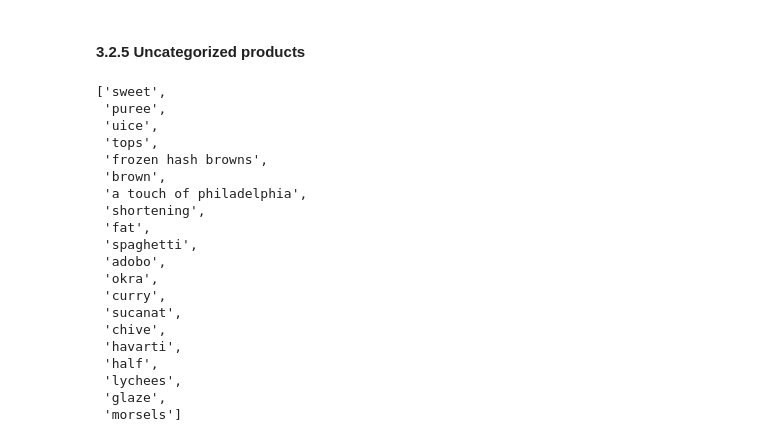
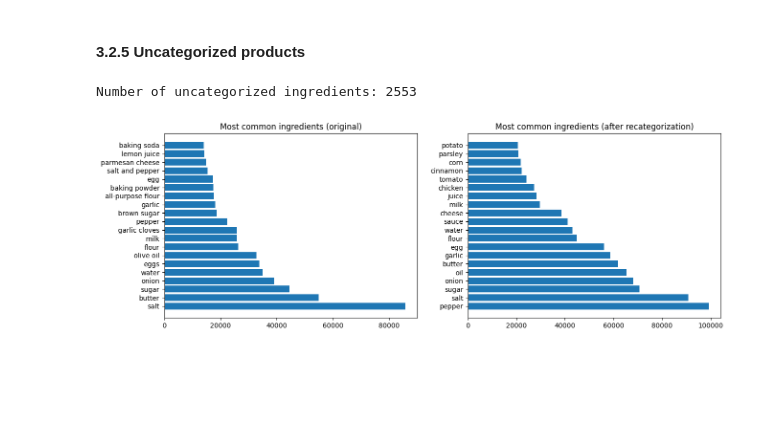
Before and after one commit to Tremirre/EaT-PIM-Revised, a Jupyter notebook: report.ipynb, the cells around one changed output. Cells and saved outputs as stored; diff of their text form; code cells hidden in the pictures; blank space fills up the shorter version.

```diff
--- a/report.ipynb
+++ b/report.ipynb
@@ -573,25 +573,34 @@ plt.show()
 # %% [markdown]
 #### 3.2.5 Uncategorized products
-# %%
-ingredient_map["None"]["None"][:20]
-# %% [output]
-['sweet',
- 'puree',
- 'uice',
- 'tops',
- 'frozen hash browns',
- 'brown',
- 'a touch of philadelphia',
- 'shortening',
- 'fat',
- 'spaghetti',
- 'adobo',
- 'okra',
- 'curry',
- 'sucanat',
- 'chive',
- 'havarti',
- 'half',
- 'lychees',
- 'glaze',
- 'morsels']
+# %%
+uncategorized = len(ingredient_map["None"]["None"])
+print(f"Number of uncategorized ingredients: {uncategorized}")
+# %% [output]
+Number of uncategorized ingredients: 2553
+# %%
+invert_map = {
+    ingredient: key
+    for key, group in ingredient_map.items()
+    for _, ingredients in group.items()
+    for ingredient in ingredients
+}
+# %%
+invert_map = {val: key for group in ingredient_map for key, lst in ingredient_map[group].items() for val in lst}
+
+rule_recategorized_ingredients = [
+    invert_map[ingredient]
+    for ingredient in itertools.chain.from_iterable(ingredients)
+    if ingredient in invert_map and invert_map[ingredient] != "None"
+]
+# %%
+ingredient_rule_recounts = collections.Counter(rule_recategorized_ingredients)
+most_common_ingredients_rule_recategorized = ingredient_rule_recounts.most_common(20)
+
+fig, axs = plt.subplots(1, 2, figsize=(15, 5))
+axs[0].barh([ingredient for ingredient, _ in most_common_ingredients], [count for _, count in most_common_ingredients])
+axs[0].set_title("Most common ingredients (original)")
+axs[1].barh([ingredient for ingredient, count in most_common_ingredients_rule_recategorized if count > 1000], [count for ingredient, count in most_common_ingredients_recategorized if count > 1000])
+axs[1].set_title("Most common ingredients (after recategorization)")
+plt.show()
+# %% [output]
+[figure, added]
```
Also changed, not shown: parts of 14 cells of this notebook, 1 other file.
